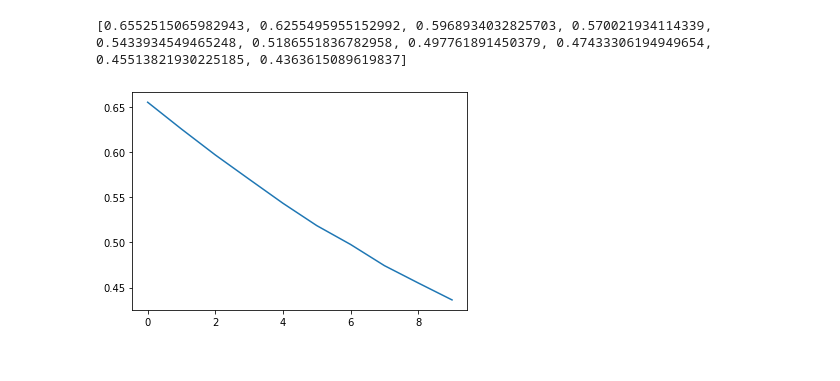
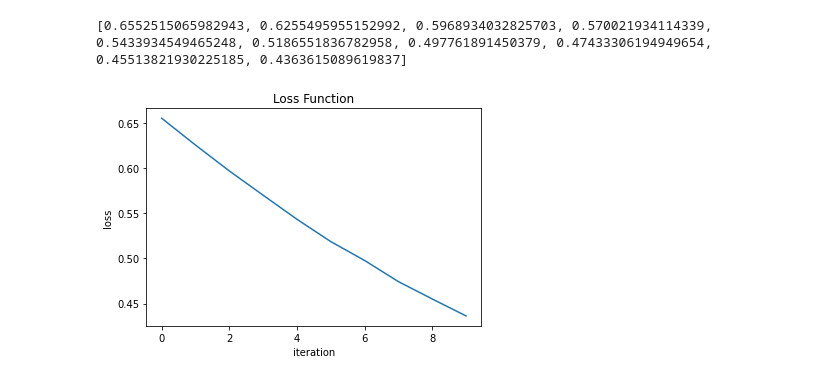
Before and after one commit to SChoi005/Data-Science, a Jupyter notebook: neural_network.ipynb, the cells around one changed output. Drawn from its saved outputs; the diff is of its cells as text; code cells hidden in the pictures.

```diff
--- a/neural_network.ipynb
+++ b/neural_network.ipynb
@@ -306,6 +323,9 @@ print(train_loss_list)
 [0.6552515065982943, 0.6255495955152992, 0.5968934032825703, 0.570021934114339, 0.5433934549465248, 0.5186551836782958, 0.497761891450379, 0.47433306194949654, 0.45513821930225185, 0.4363615089619837]
 # %%
 plt.plot(np.arange(iters_num), train_loss_list)
+plt.title('Loss Function')
+plt.xlabel('iteration')
+plt.ylabel('loss')
 plt.show()
 # %% [output]
-[figure, old version]
+[figure, new version]
```
Also changed, not shown: parts of 8 cells of this notebook.
